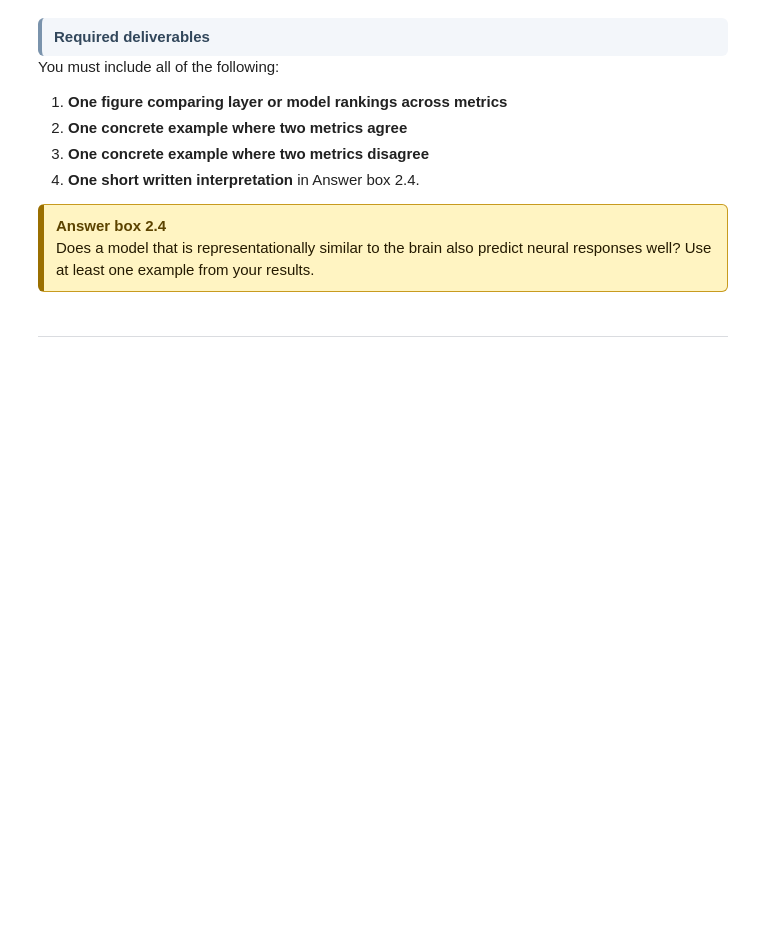
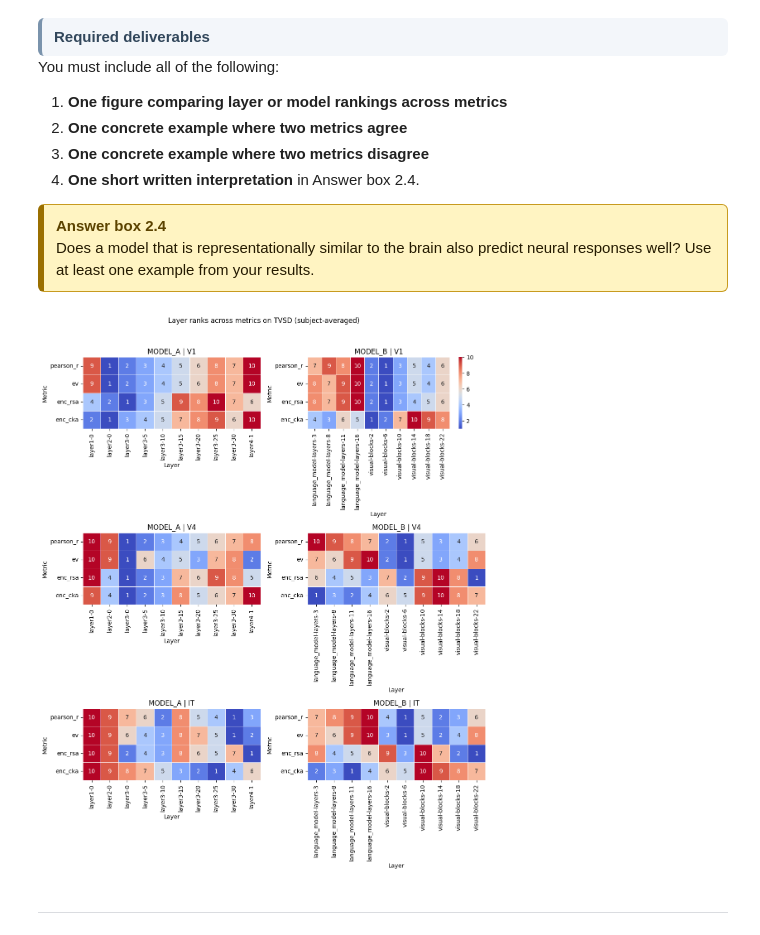
Before and after one commit to LyaoDzin/NX-414-brain-like-project, a Jupyter notebook: project/nx414_project_2026.ipynb, the cells around one changed output. Drawn from its saved outputs; the diff is of its cells as text; code cells hidden in the pictures; blank space fills up the shorter version.

```diff
--- a/project/nx414_project_2026.ipynb
+++ b/project/nx414_project_2026.ipynb
@@ -2729,3 +2951,12 @@ You must include all of the following:
+# %%
+plot_layer_rank_heatmaps(
+    df,
+    dataset_name="TVSD",
+    roi_order=["V1", "V4", "IT"],
+    metrics=["pearson_r", "ev", "enc_rsa", "enc_cka"],
+)
+# %% [output]
+[figure, added]
 # %% [markdown]
 ---
 # %% [markdown]
```
Also changed, not shown: parts of 7 cells of this notebook.
